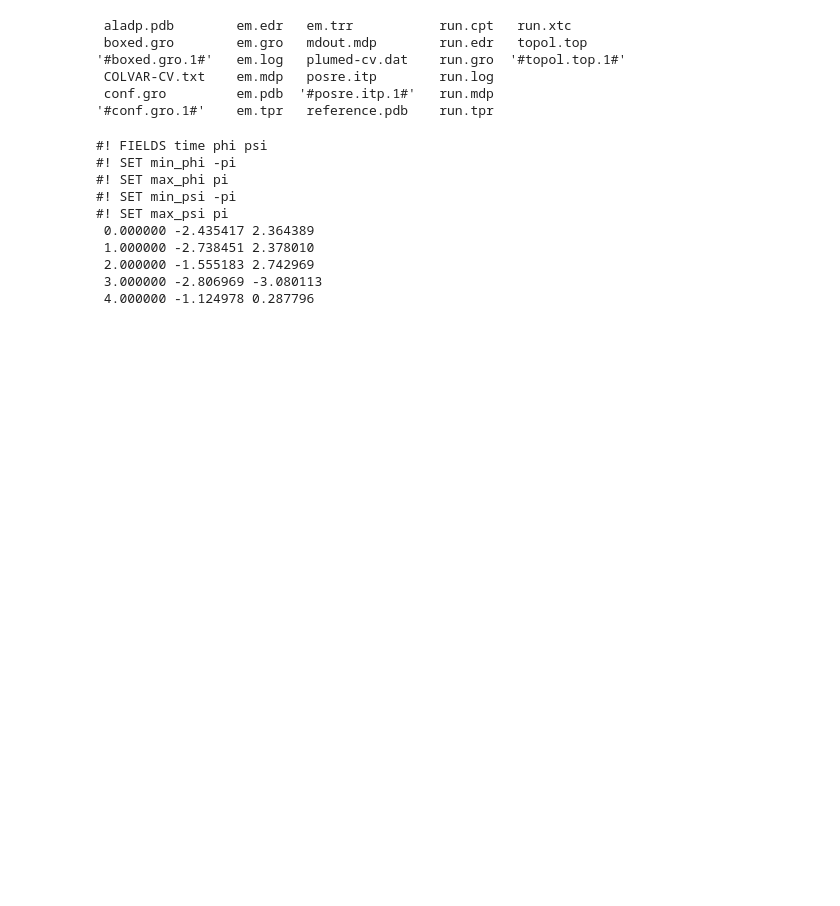
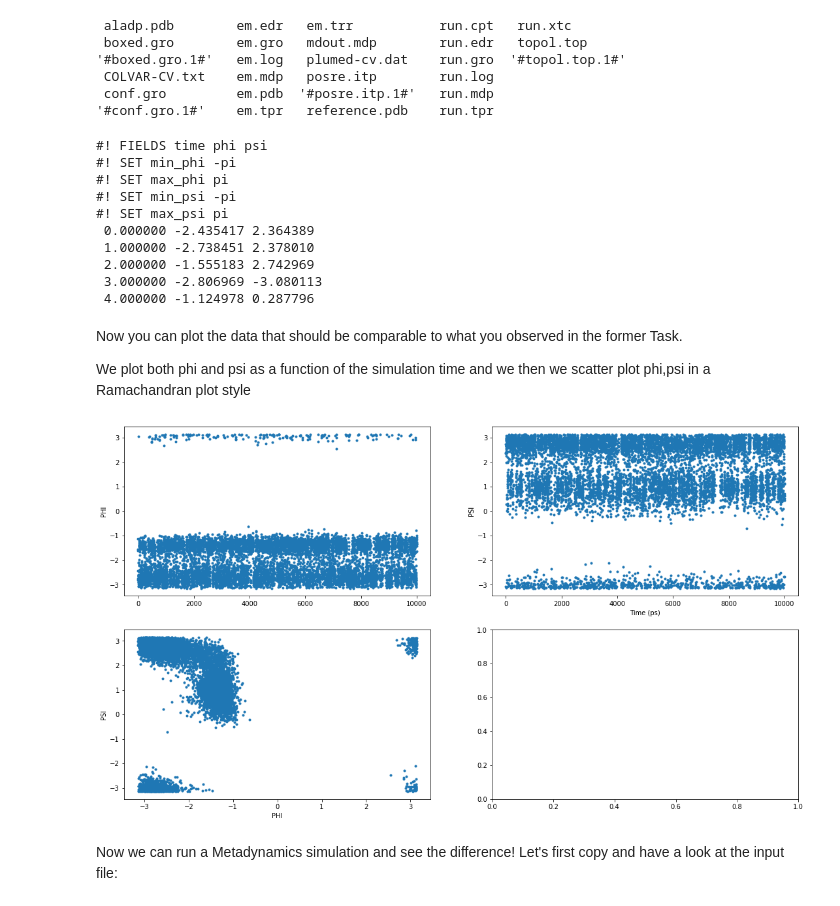
Before and after one commit to carlocamilloni/Structural-Bioinformatics, a Jupyter notebook: Notebooks/lab03_MD_enhanced_martini.ipynb, the cells around one changed output. Saved outputs shown, nothing was run; the diff lists cells and outputs as text; code cells hidden in the pictures; blank space fills up the shorter version.

```diff
--- a/Notebooks/lab03_MD_enhanced_martini.ipynb
+++ b/Notebooks/lab03_MD_enhanced_martini.ipynb
@@ -271,3 +271,43 @@ PLUMED: 6 Update                                       10001     0.061751     0.
  2.000000 -1.555183 2.742969
  3.000000 -2.806969 -3.080113
  4.000000 -1.124978 0.287796
+# %% [markdown]
+Now you can plot the data that should be comparable to what you observed in the former Task.
+
+We plot both phi and psi as a function of the simulation time and we then we scatter plot phi,psi in a Ramachandran plot style
+# %%
+import matplotlib.pyplot as plt
+import csv
+
+x=[]
+y1=[]
+y2=[]
+
+with open('COLVAR-CV.txt', 'r') as file:
+    for row in file:
+        if row.split()[0] == '#!':
+          continue
+        x.append(float(row.split()[0]))
+        y1.append(float(row.split()[1]))
+        y2.append(float(row.split()[2]))
+
+# Initialise the subplot function using number of rows and columns
+figure, axis = plt.subplots(2,2)
+figure.set_size_inches(18.5, 10.5)
+
+axis[0,0].plot(x,y1,'.')
+axis[0,0].set_ylabel("PHI")
+
+axis[0,1].plot(x,y2,'.')
+axis[0,1].set_ylabel("PSI")
+axis[0,1].set_xlabel("Time (ps)")
+
+axis[1,0].plot(y1,y2,'.')
+axis[1,0].set_ylabel("PSI")
+axis[1,0].set_xlabel("PHI")
+
+plt.show()
+# %% [output]
+[figure, added]
+# %% [markdown]
+Now we can run a Metadynamics simulation and see the difference! Let's first copy and have a look at the input file:
```
Also changed, not shown: parts of 14 cells of this notebook.
